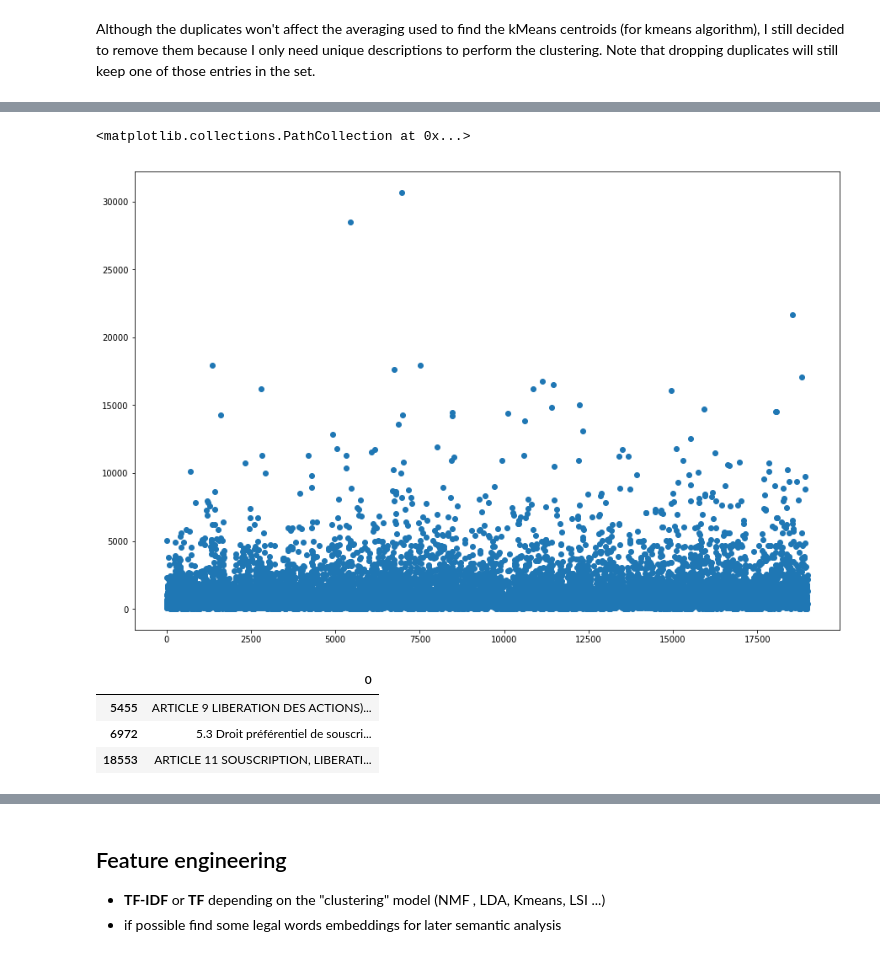
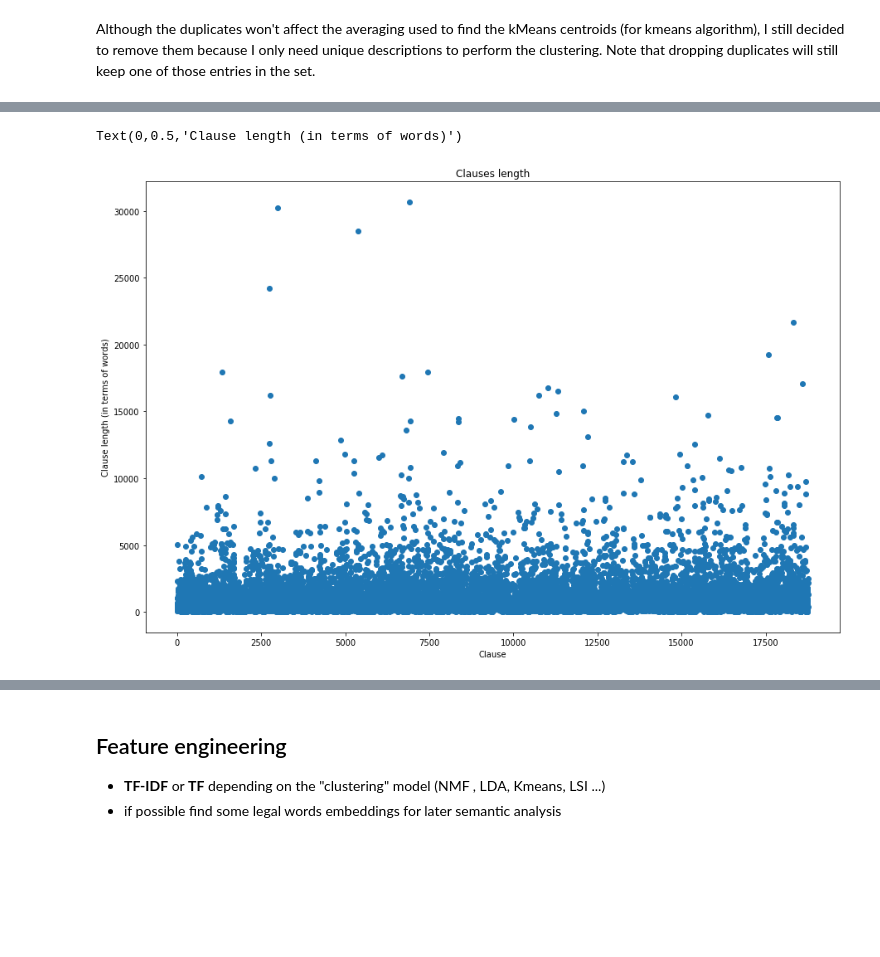
Before and after one commit to alaameloh/Hyperlex_test, a Jupyter notebook: hyperlex_test.ipynb, the cells around one changed output, grey strips where cells are left out. Saved outputs shown, nothing was run; the diff lists cells and outputs as text; code cells hidden in the pictures; blank space fills up the shorter version.

```diff
--- a/hyperlex_test.ipynb
+++ b/hyperlex_test.ipynb
@@ -138 +148,5 @@ clauses_df.describe()
 | freq | 1 |
+# %%
+clauses_df.drop_duplicates(inplace=True)
+clauses_df.index = range(len(clauses_df.index)) # faster than reset_index
+clauses_df.describe()
@@ -139,15 +159,13 @@ clauses_df.describe()
+# %%
+clauses_df['length'] = clauses_df[0].str.len()
 # %%
-clauses_lengths = [len(clause[0]) for clause in clauses_df.values]
+# clauses_lengths = [len(clause[0]) for clause in clauses_df.values]
+# clauses_df['length'] = clauses_lengths
 plt.figure(figsize=(15,10))
-plt.scatter([range(len(clauses_lengths))], clauses_lengths)
+plt.scatter([range(len(clauses_df['length']))], clauses_df['length'].values)
+plt.title('Clauses length')
+plt.xlabel('Clause')
+plt.ylabel(r'Clause length (in terms of words)')
 # %% [output]
-<matplotlib.collections.PathCollection at 0x...>
+Text(0,0.5,'Clause length (in terms of words)')
-[figure, old version]
+[figure, new version]
-# %%
-mask = clauses_df[0].str.len() > 20000
-clauses_df[mask]
-# %% [output]
-|  | 0 |
-| 5455 | ARTICLE 9 LIBERATION DES ACTIONS)... |
-| 6972 | 5.3 Droit préférentiel de souscri... |
-| 18553 | ARTICLE 11 SOUSCRIPTION, LIBERATI... |
```
Also changed, not shown: parts of 78 cells of this notebook, 20 other files.
